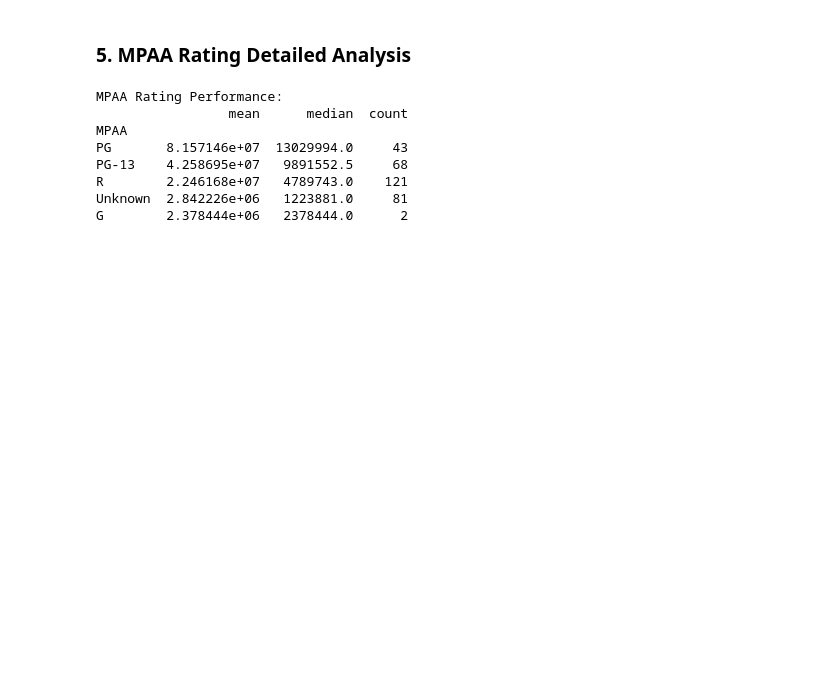
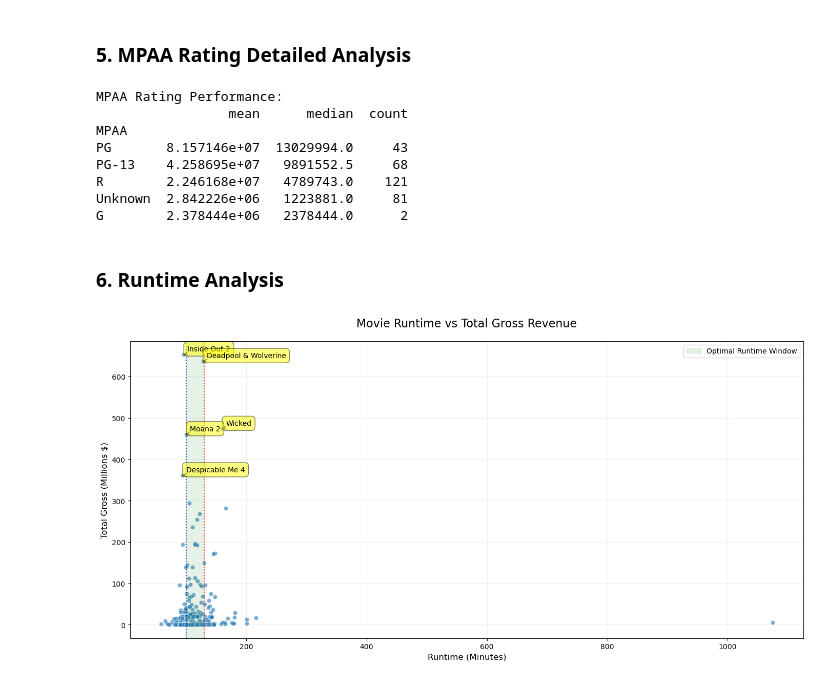
Before and after one commit to BrianRono7/Phase_2_Project, a Jupyter notebook: Phase_2_Project.ipynb, the cells around one changed output. Drawn from its saved outputs; the diff is of its cells as text; code cells hidden in the pictures; blank space fills up the shorter version.

```diff
--- a/Phase_2_Project.ipynb
+++ b/Phase_2_Project.ipynb
@@ -353,3 +353,37 @@ PG-13    4.258695e+07   9891552.5     68
 R        2.246168e+07   4789743.0    121
 Unknown  2.842226e+06   1223881.0     81
 G        2.378444e+06   2378444.0      2
+# %% [markdown]
+### 6. Runtime Analysis
+# %%
+plt.figure(figsize=(14, 7))
+scatter = plt.scatter(df_clean['Running Time Numeric'],
+                     df_clean['Total Gross']/1e6,
+                     alpha=0.6,
+                     edgecolors='w',
+                     linewidth=0.5)
+
+plt.title('Movie Runtime vs Total Gross Revenue', fontsize=16, pad=20)
+plt.xlabel('Runtime (Minutes)', fontsize=12)
+plt.ylabel('Total Gross (Millions $)', fontsize=12)
+
+# Add optimal runtime range
+plt.axvspan(100, 130, color='green', alpha=0.1, label='Optimal Runtime Window')
+plt.axvline(x=100, color='blue', linestyle=':', alpha=0.7)
+plt.axvline(x=130, color='red', linestyle=':', alpha=0.7)
+
+# Label select points (top performers)
+top_movies = df_clean.nlargest(5, 'Total Gross')
+for i, row in top_movies.iterrows():
+    plt.annotate(row['Movie'],
+                xy=(row['Running Time Numeric'], row['Total Gross']/1e6),
+                xytext=(5, 5), textcoords='offset points',
+                bbox=dict(boxstyle='round,pad=0.5', fc='yellow', alpha=0.5),
+                arrowprops=dict(arrowstyle='->'))
+
+plt.legend()
+plt.grid(alpha=0.2)
+plt.tight_layout()
+plt.show()
+# %% [output]
+[figure, added]
```
Also changed, not shown: parts of 6 cells of this notebook.
